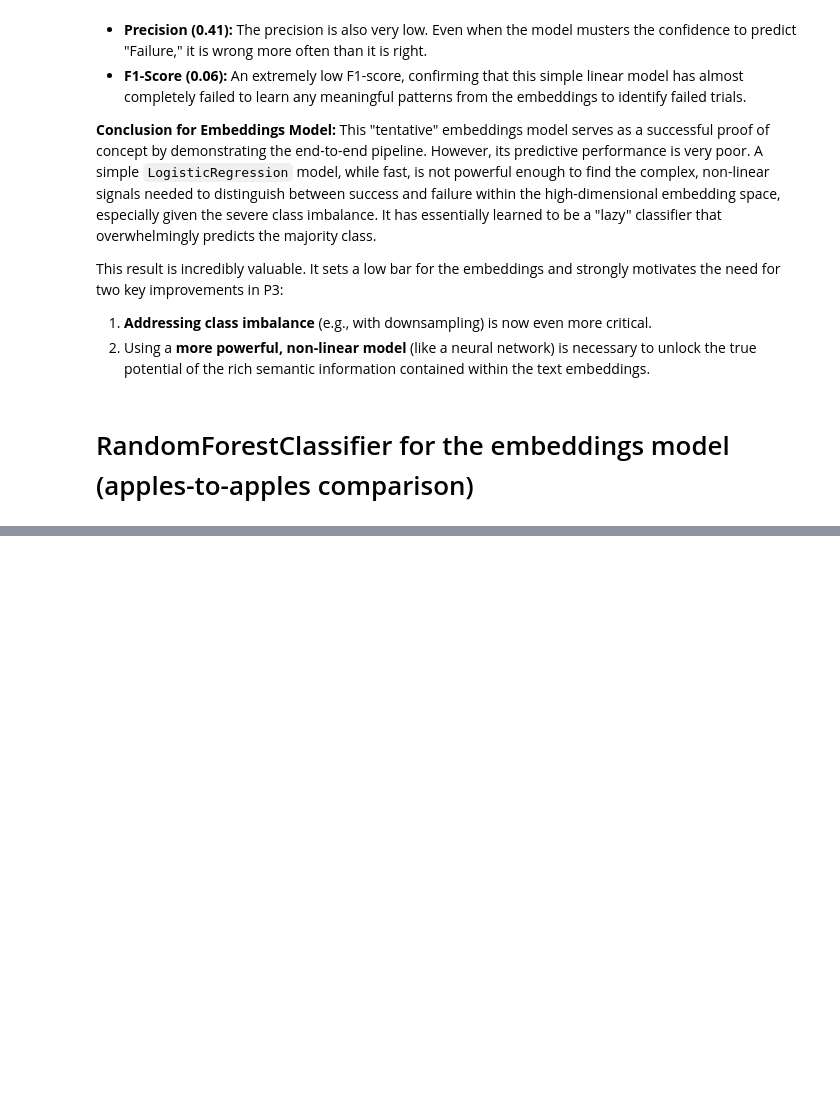
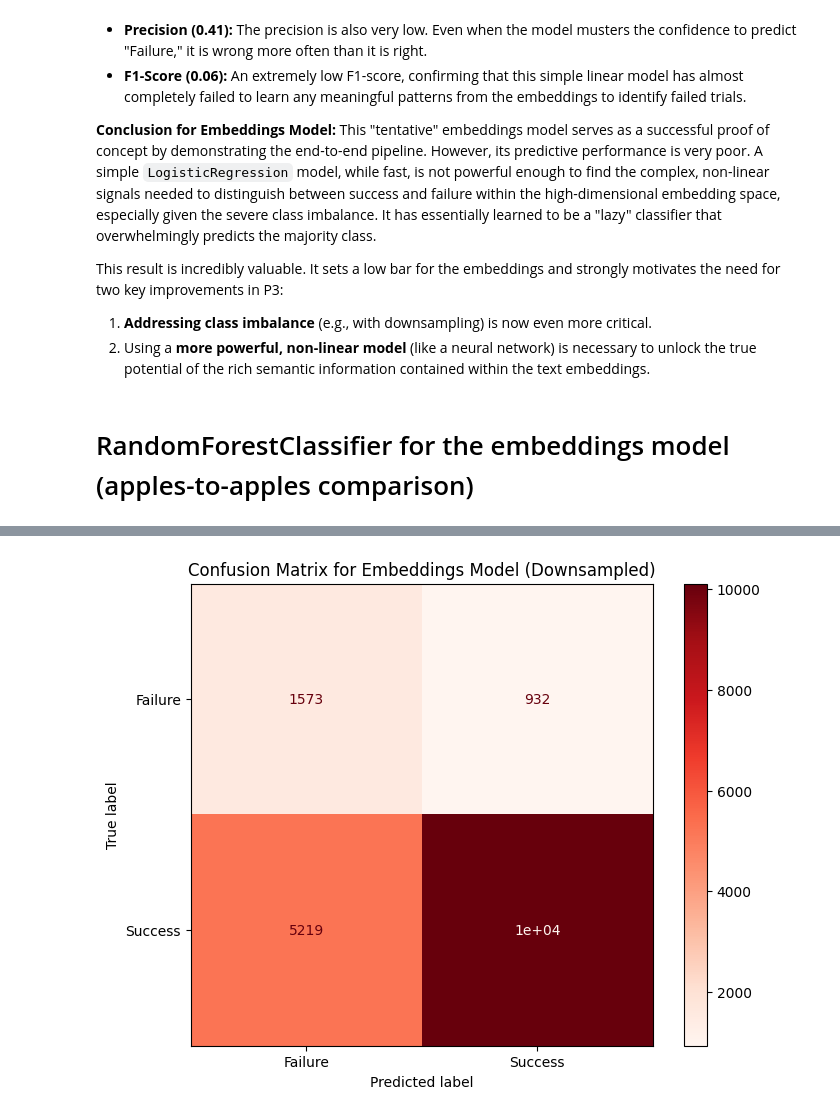
Before and after one commit to au-nlp/project-milestone-p2-group8, a Jupyter notebook: main.ipynb, the cells around one changed output, grey strips where cells are left out. Drawn from its saved outputs; the diff is of its cells as text; code cells hidden in the pictures; blank space fills up the shorter version.

```diff
--- a/main.ipynb
+++ b/main.ipynb
@@ -874,0 +926,66 @@ with plt.style.context('default'):
+# %%
+from sklearn.utils import resample
+
+# We need to work with a DataFrame that has both the embeddings and the target.
+# Let's quickly create one for our training data.
+X_train_emb_df = pd.DataFrame(X_train_emb_np)
+y_train_emb_df = pd.DataFrame(y_train_emb, columns=['target'])
+train_emb_full_df = pd.concat([X_train_emb_df, y_train_emb_df], axis=1)
+
+# 1. Separate the majority and minority classes from the training set
+df_majority = train_emb_full_df[train_emb_full_df.target == 1]
+df_minority = train_emb_full_df[train_emb_full_df.target == 0]
+
+# 2. Downsample the majority class
+# We randomly sample it to match the number of samples in the minority class.
+df_majority_downsampled = resample(df_majority,
+                                 replace=False,    # sample without replacement
+                                 n_samples=len(df_minority), # to match minority class
+                                 random_state=42) # for reproducibility
+
+# 3. Combine the downsampled majority class with the minority class
+df_downsampled = pd.concat([df_majority_downsampled, df_minority])
+
+# Separate the balanced features and target
+X_train_downsampled = df_downsampled.drop('target', axis=1).values
+y_train_downsampled = df_downsampled.target.values
+
+print(f"Original training set shape: {train_emb_full_df.shape}")
+print(f"Downsampled training set shape: {df_downsampled.shape}")
+print(f"New class distribution:\n{df_downsampled.target.value_counts()}")
+
+# 4. Train a NEW Random Forest on the BALANCED data
+rf_downsampled_classifier = RandomForestClassifier(
+    n_estimators=100,
+    random_state=42,
+    n_jobs=-1,
+    max_depth=10
+)
+
+print("\nTraining Random Forest on downsampled data...")
+rf_downsampled_classifier.fit(X_train_downsampled, y_train_downsampled)
+print("Training complete.")
+
+# 5. Evaluate on the ORIGINAL, UNBALANCED test set
+print("\nMaking predictions on the original test set...")
+y_pred_downsampled = rf_downsampled_classifier.predict(X_test_emb_np)
+print("Predictions complete.")
+
+# --- Evaluation ---
+print("\n--- Embeddings Model (Downsampled Random Forest) Classification Report ---")
+report_downsampled = classification_report(y_test_emb, y_pred_downsampled, target_names=['Failure (0)', 'Success (1)'])
+print(report_downsampled)
+
+print("\n--- Confusion Matrix for Downsampled Model ---")
+with plt.style.context('default'):
+    fig, ax = plt.subplots(figsize=(8, 6))
+    ConfusionMatrixDisplay.from_predictions(
+        y_test_emb,
+        y_pred_downsampled,
+        ax=ax,
+        display_labels=['Failure', 'Success'],
+        cmap='Reds' # A new color for the final plot
+    )
+    plt.title("Confusion Matrix for Embeddings Model (Downsampled)")
+    plt.show()
+# %% [output]
@@ -874,0 +1009 @@ with plt.style.context('default'):
+[figure, added]
```
Also changed, not shown: parts of 5 cells of this notebook.
